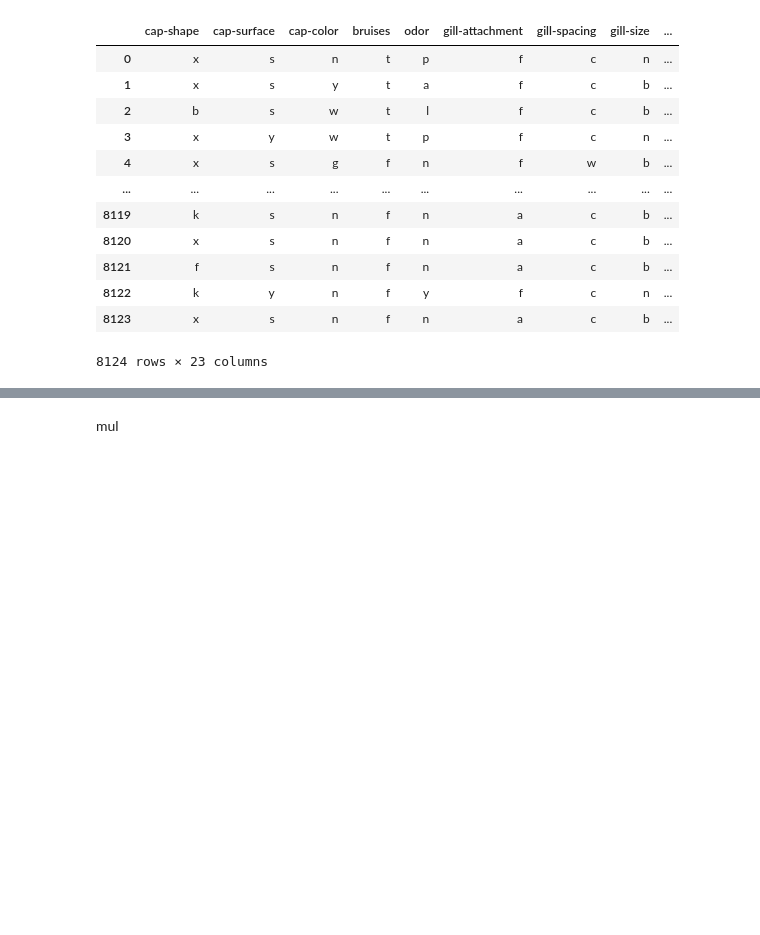
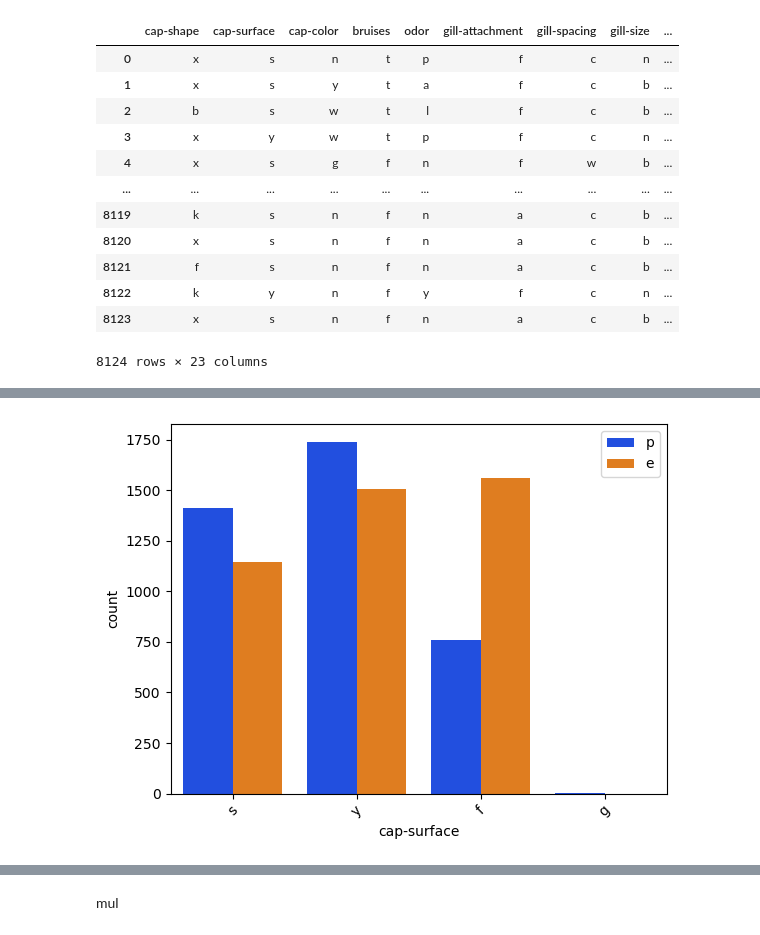
Before and after one commit to dev-ezzy/Big-Data, a Jupyter notebook: index.ipynb, the cells around one changed output, grey strips where cells are left out. Cells and saved outputs as stored; diff of their text form; code cells hidden in the pictures; blank space fills up the shorter version.

```diff
--- a/index.ipynb
+++ b/index.ipynb
@@ -467 +471,5 @@ concat
+# %%
+multivariate_xcountplot("cap-surface", concat)
+# %% [output]
+[figure, added]
 # %%
```
Also changed, not shown: parts of 3 cells of this notebook.
